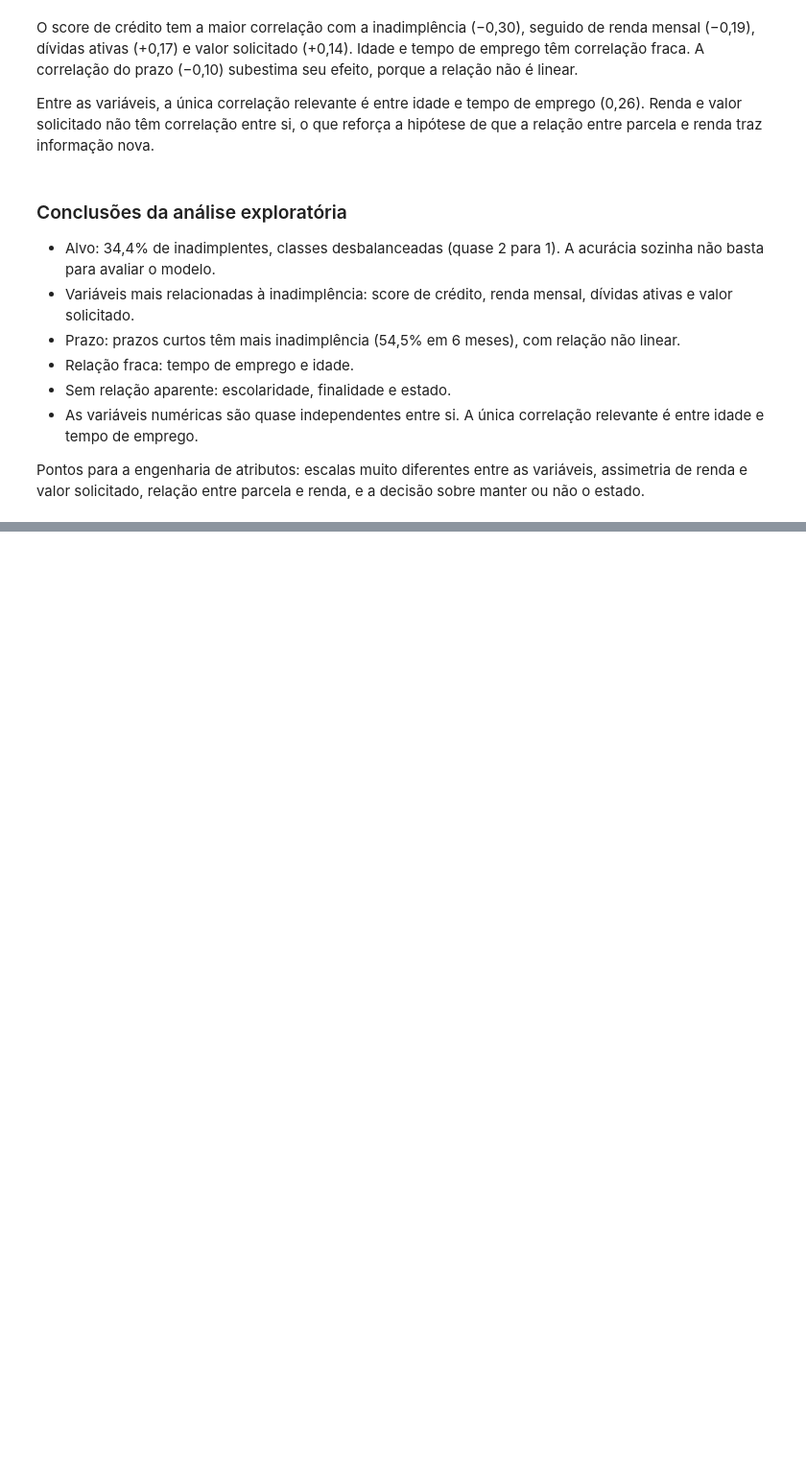
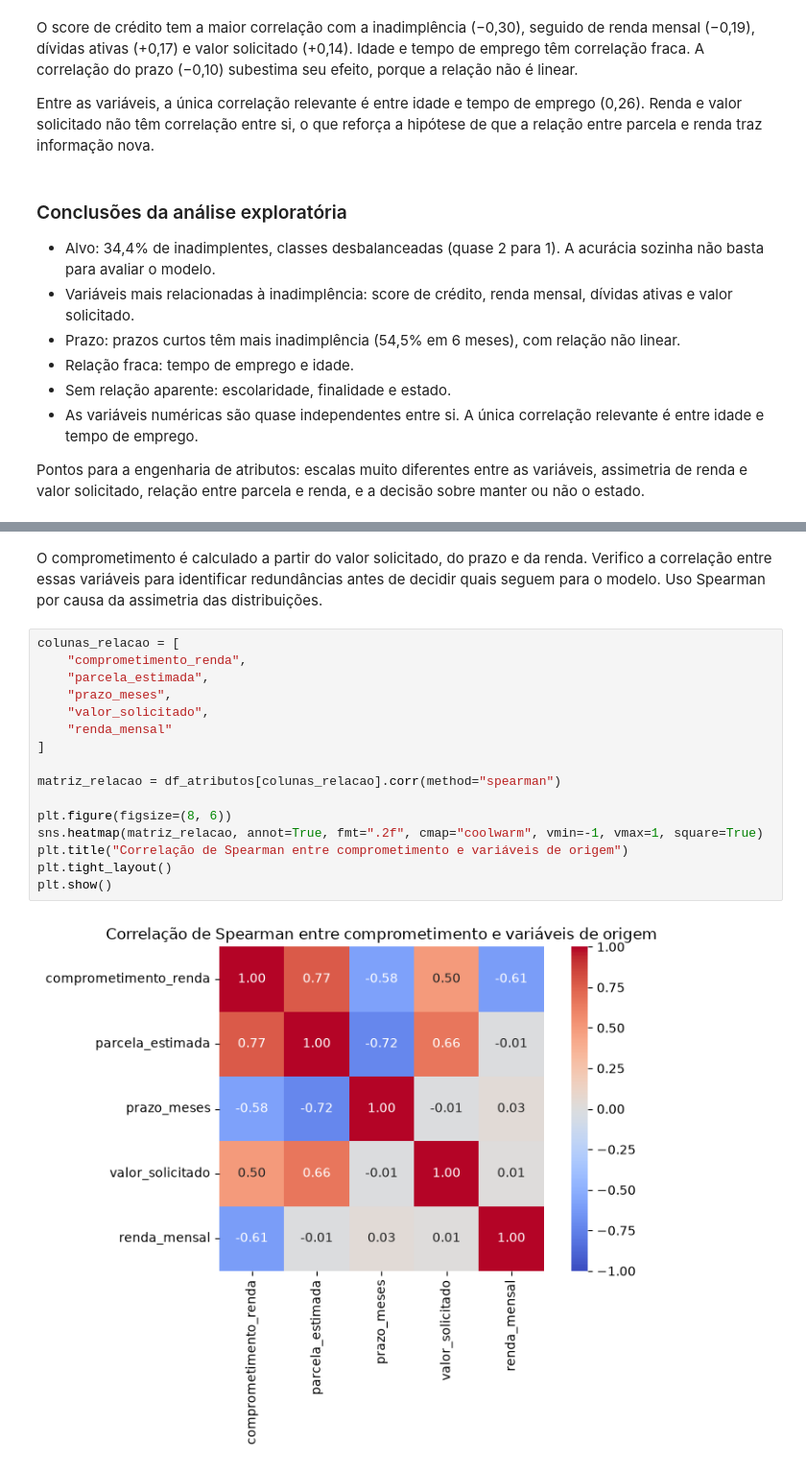
Before and after one commit to dudamark/desafio-credito-credair, a Jupyter notebook: notebooks/analise_credito.ipynb, the cells around one changed output, grey strips where cells are left out. Shown at 96% size. Saved outputs shown, nothing was run; the diff lists cells and outputs as text; blank space fills up the shorter version.

```diff
--- a/notebooks/analise_credito.ipynb
+++ b/notebooks/analise_credito.ipynb
@@ -677,0 +817,20 @@ Pontos para a engenharia de atributos: escalas muito diferentes entre as variáv
+# %% [markdown]
+O comprometimento é calculado a partir do valor solicitado, do prazo e da renda. Verifico a correlação entre essas variáveis para identificar redundâncias antes de decidir quais seguem para o modelo. Uso Spearman por causa da assimetria das distribuições.
+# %%
+colunas_relacao = [
+    "comprometimento_renda",
+    "parcela_estimada",
+    "prazo_meses",
+    "valor_solicitado",
+    "renda_mensal"
+]
+
+matriz_relacao = df_atributos[colunas_relacao].corr(method="spearman")
+
+plt.figure(figsize=(8, 6))
+sns.heatmap(matriz_relacao, annot=True, fmt=".2f", cmap="coolwarm", vmin=-1, vmax=1, square=True)
+plt.title("Correlação de Spearman entre comprometimento e variáveis de origem")
+plt.tight_layout()
+plt.show()
+# %% [output]
+[figure, added]
```
Also changed, not shown: parts of 36 cells of this notebook.
